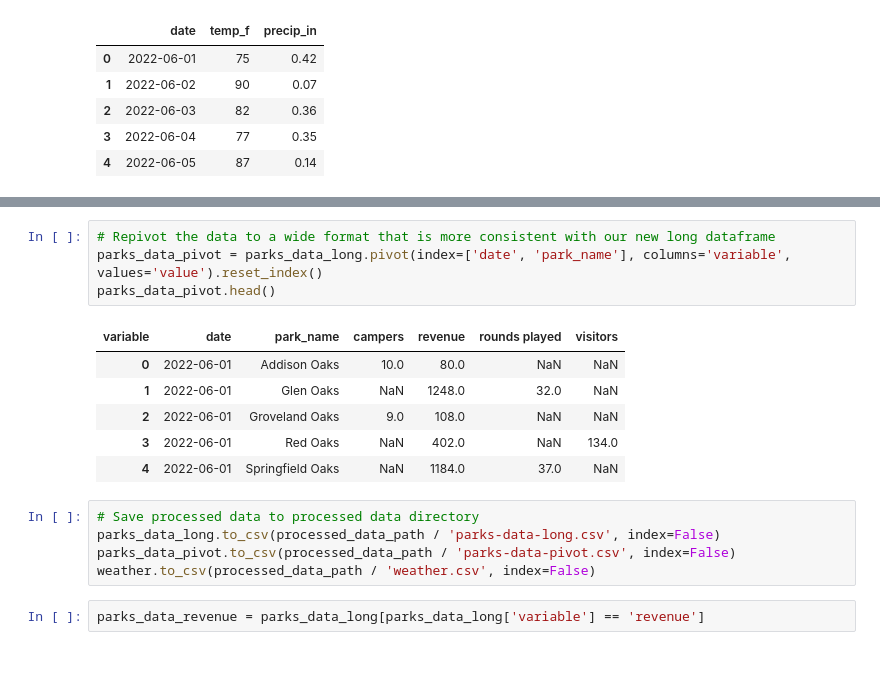
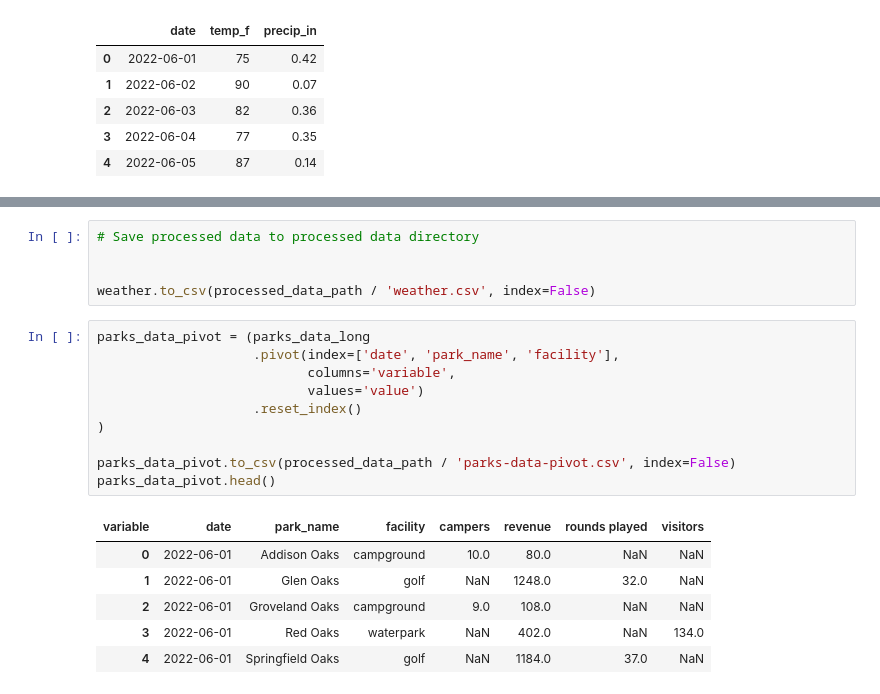
Before and after one commit to tynardone/ocpr-data-viz, a Jupyter notebook: notebooks/1-data-cleaning.ipynb, the cells around one changed output, grey strips where cells are left out. Saved outputs shown, nothing was run; the diff lists cells and outputs as text; blank space fills up the shorter version.

Commit message:
cleaned up data-cleaning notebook

```diff
--- a/notebooks/1-data-cleaning.ipynb
+++ b/notebooks/1-data-cleaning.ipynb
@@ -105,18 +128,22 @@ parks_data_long.head()
+# %%
+# Save processed data to processed data directory
+
+
+weather.to_csv(processed_data_path / 'weather.csv', index=False)
 # %%
-# Repivot the data to a wide format that is more consistent with our new long dataframe
-parks_data_pivot = parks_data_long.pivot(index=['date', 'park_name'], columns='variable', values='value').reset_index()
+parks_data_pivot = (parks_data_long
+                    .pivot(index=['date', 'park_name', 'facility'],
+                           columns='variable',
+                           values='value')
+                    .reset_index()
+)
+
+parks_data_pivot.to_csv(processed_data_path / 'parks-data-pivot.csv', index=False)
 parks_data_pivot.head()
 # %% [output]
-| variable | date | park_name | campers | revenue | rounds played | visitors |
-| 0 | 2022-06-01 | Addison Oaks | 10.0 | 80.0 | NaN | NaN |
-| 1 | 2022-06-01 | Glen Oaks | NaN | 1248.0 | 32.0 | NaN |
-| 2 | 2022-06-01 | Groveland Oaks | 9.0 | 108.0 | NaN | NaN |
-| 3 | 2022-06-01 | Red Oaks | NaN | 402.0 | NaN | 134.0 |
-| 4 | 2022-06-01 | Springfield Oaks | NaN | 1184.0 | 37.0 | NaN |
+| variable | date | park_name | facility | campers | revenue | rounds played | visitors |
+| 0 | 2022-06-01 | Addison Oaks | campground | 10.0 | 80.0 | NaN | NaN |
+| 1 | 2022-06-01 | Glen Oaks | golf | NaN | 1248.0 | 32.0 | NaN |
+| 2 | 2022-06-01 | Groveland Oaks | campground | 9.0 | 108.0 | NaN | NaN |
+| 3 | 2022-06-01 | Red Oaks | waterpark | NaN | 402.0 | NaN | 134.0 |
+| 4 | 2022-06-01 | Springfield Oaks | golf | NaN | 1184.0 | 37.0 | NaN |
-# %%
-# Save processed data to processed data directory
-parks_data_long.to_csv(processed_data_path / 'parks-data-long.csv', index=False)
-parks_data_pivot.to_csv(processed_data_path / 'parks-data-pivot.csv', index=False)
-weather.to_csv(processed_data_path / 'weather.csv', index=False)
-# %%
-parks_data_revenue = parks_data_long[parks_data_long['variable'] == 'revenue']
```
Also changed, not shown: parts of 11 cells of this notebook, 3 other files.
